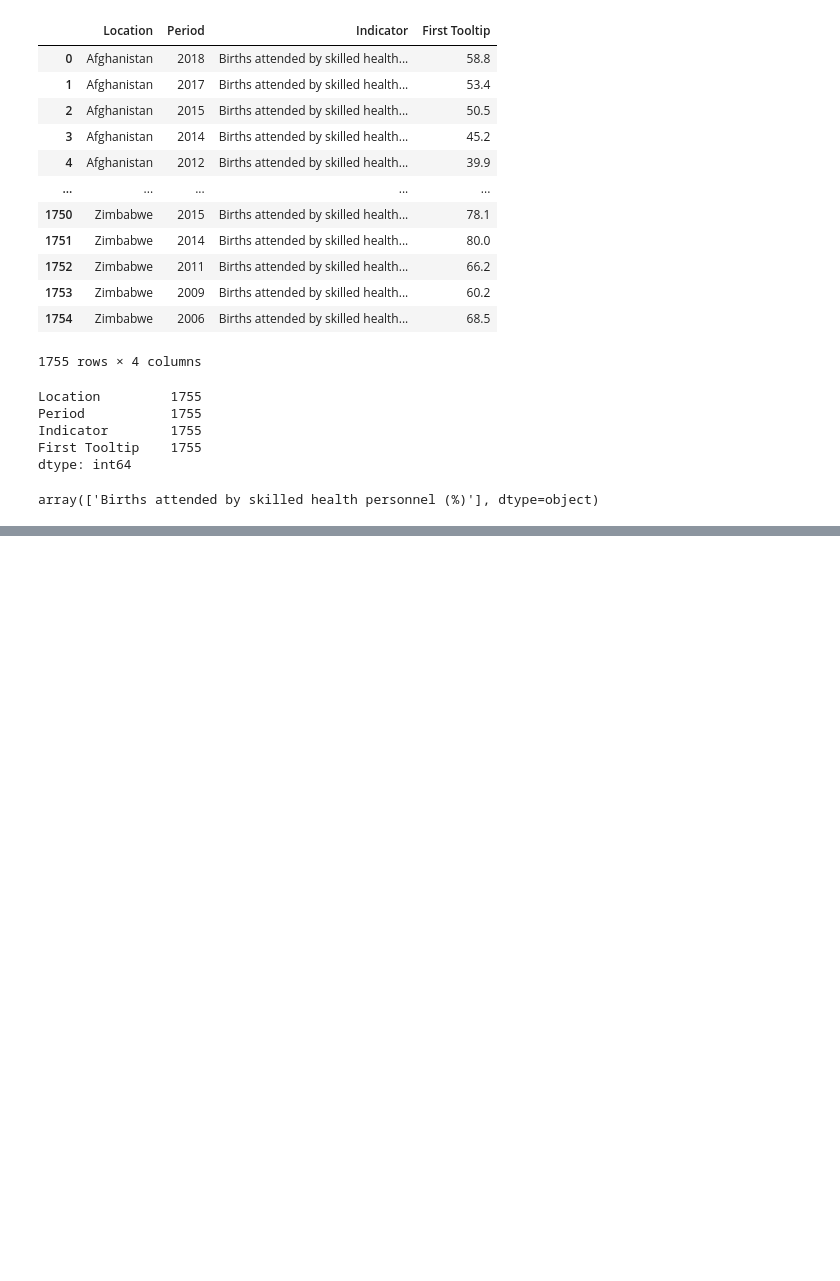
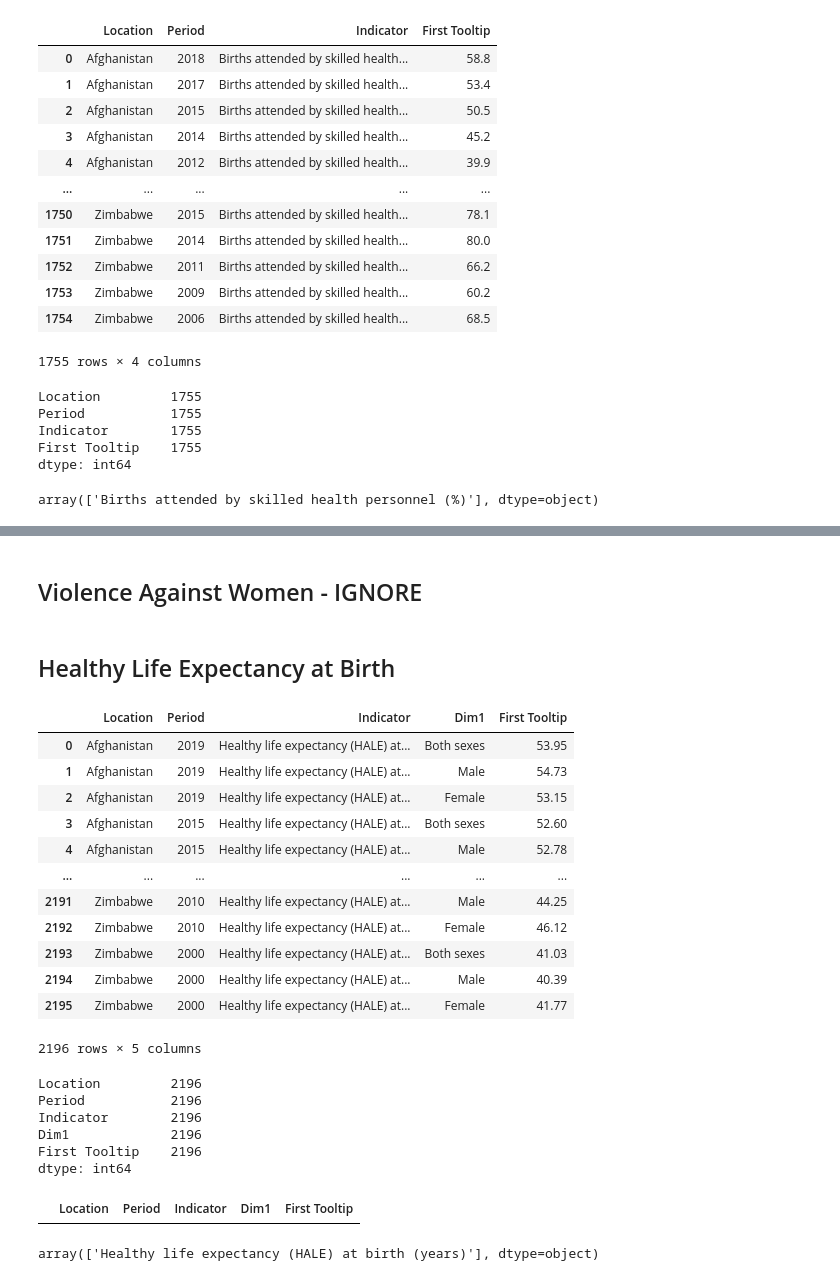
Before and after one commit to kwolf3/World_Health_Statistics_Project, a Jupyter notebook: Clean and Transform Data.ipynb, the cells around one changed output, grey strips where cells are left out. Saved outputs shown, nothing was run; the diff lists cells and outputs as text; code cells hidden in the pictures; blank space fills up the shorter version.

Commit message:
Explore more data

```diff
--- a/Clean and Transform Data.ipynb
+++ b/Clean and Transform Data.ipynb
@@ -1457,0 +1940,38 @@ array(['Births attended by skilled health personnel (%)'], dtype=object)
+# %% [markdown]
+## Violence Against Women - IGNORE
+# %% [markdown]
+## Healthy Life Expectancy at Birth
+# %%
+hleb_data = pd.read_csv(WHS_path/'HALElifeExpectancyAtBirth.csv')
+hleb_data
+# %% [output]
+|  | Location | Period | Indicator | Dim1 | First Tooltip |
+| 0 | Afghanistan | 2019 | Healthy life expectancy (HALE) at... | Both sexes | 53.95 |
+| 1 | Afghanistan | 2019 | Healthy life expectancy (HALE) at... | Male | 54.73 |
+| 2 | Afghanistan | 2019 | Healthy life expectancy (HALE) at... | Female | 53.15 |
+| 3 | Afghanistan | 2015 | Healthy life expectancy (HALE) at... | Both sexes | 52.60 |
+| 4 | Afghanistan | 2015 | Healthy life expectancy (HALE) at... | Male | 52.78 |
+| ... | ... | ... | ... | ... | ... |
+| 2191 | Zimbabwe | 2010 | Healthy life expectancy (HALE) at... | Male | 44.25 |
+| 2192 | Zimbabwe | 2010 | Healthy life expectancy (HALE) at... | Female | 46.12 |
+| 2193 | Zimbabwe | 2000 | Healthy life expectancy (HALE) at... | Both sexes | 41.03 |
+| 2194 | Zimbabwe | 2000 | Healthy life expectancy (HALE) at... | Male | 40.39 |
+| 2195 | Zimbabwe | 2000 | Healthy life expectancy (HALE) at... | Female | 41.77 |
+2196 rows × 5 columns
+# %%
+hleb_data.isnull().count()
+# %% [output]
+Location         2196
+Period           2196
+Indicator        2196
+Dim1             2196
+First Tooltip    2196
+dtype: int64
+# %%
+hleb_data[hleb_data['First Tooltip'] == 0.0]
+# %% [output]
+|  | Location | Period | Indicator | Dim1 | First Tooltip |
+# %%
+hleb_data['Indicator'].unique()
+# %% [output]
+array(['Healthy life expectancy (HALE) at birth (years)'], dtype=object)
```
Also changed, not shown: parts of 113 cells of this notebook.
